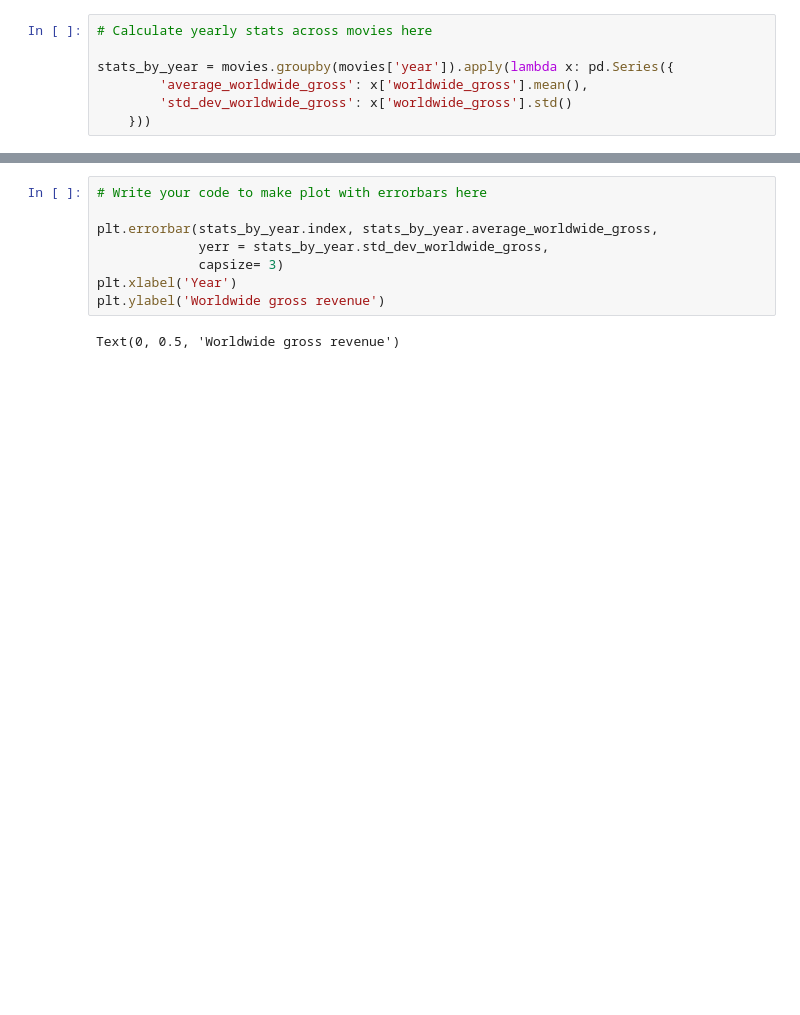
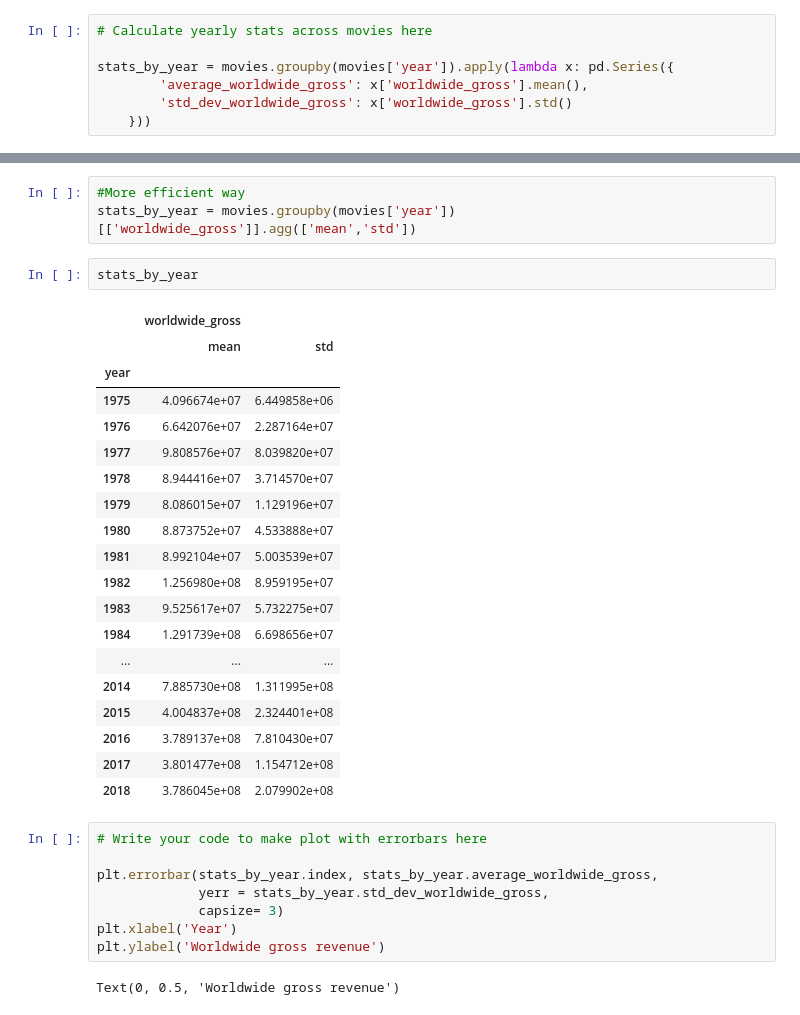
Before and after one commit to andy-joy-25/ADA_2023_EPFL, a Jupyter notebook: Exercises/02 - Data viz and data from the web/Becoming a DataVizard solution.ipynb, the cells around one changed output, grey strips where cells are left out. Drawn from its saved outputs; the diff is of its cells as text; blank space fills up the shorter version.

```diff
--- a/Exercises/02 - Data viz and data from the web/Becoming a DataVizard solution.ipynb
+++ b/Exercises/02 - Data viz and data from the web/Becoming a DataVizard solution.ipynb
@@ -187,3 +208,28 @@ stats_by_year = movies.groupby(movies['year']).apply(lambda x: pd.Series({
+# %%
+#More efficient way
+stats_by_year = movies.groupby(movies['year'])[['worldwide_gross']].agg(['mean','std'])
+# %%
+stats_by_year
+# %% [output]
+|  | worldwide_gross |  |
+|  | mean | std |
+| year |  |  |
+| 1975 | 4.096674e+07 | 6.449858e+06 |
+| 1976 | 6.642076e+07 | 2.287164e+07 |
+| 1977 | 9.808576e+07 | 8.039820e+07 |
+| 1978 | 8.944416e+07 | 3.714570e+07 |
+| 1979 | 8.086015e+07 | 1.129196e+07 |
+| 1980 | 8.873752e+07 | 4.533888e+07 |
+| 1981 | 8.992104e+07 | 5.003539e+07 |
+| 1982 | 1.256980e+08 | 8.959195e+07 |
+| 1983 | 9.525617e+07 | 5.732275e+07 |
+| 1984 | 1.291739e+08 | 6.698656e+07 |
+| ... | ... | ... |
+| 2014 | 7.885730e+08 | 1.311995e+08 |
+| 2015 | 4.004837e+08 | 2.324401e+08 |
+| 2016 | 3.789137e+08 | 7.810430e+07 |
+| 2017 | 3.801477e+08 | 1.154712e+08 |
+| 2018 | 3.786045e+08 | 2.079902e+08 |
 # %%
 # Write your code to make plot with errorbars here
 
```
Also changed, not shown: parts of 1 cell of this notebook, 2 other files.
